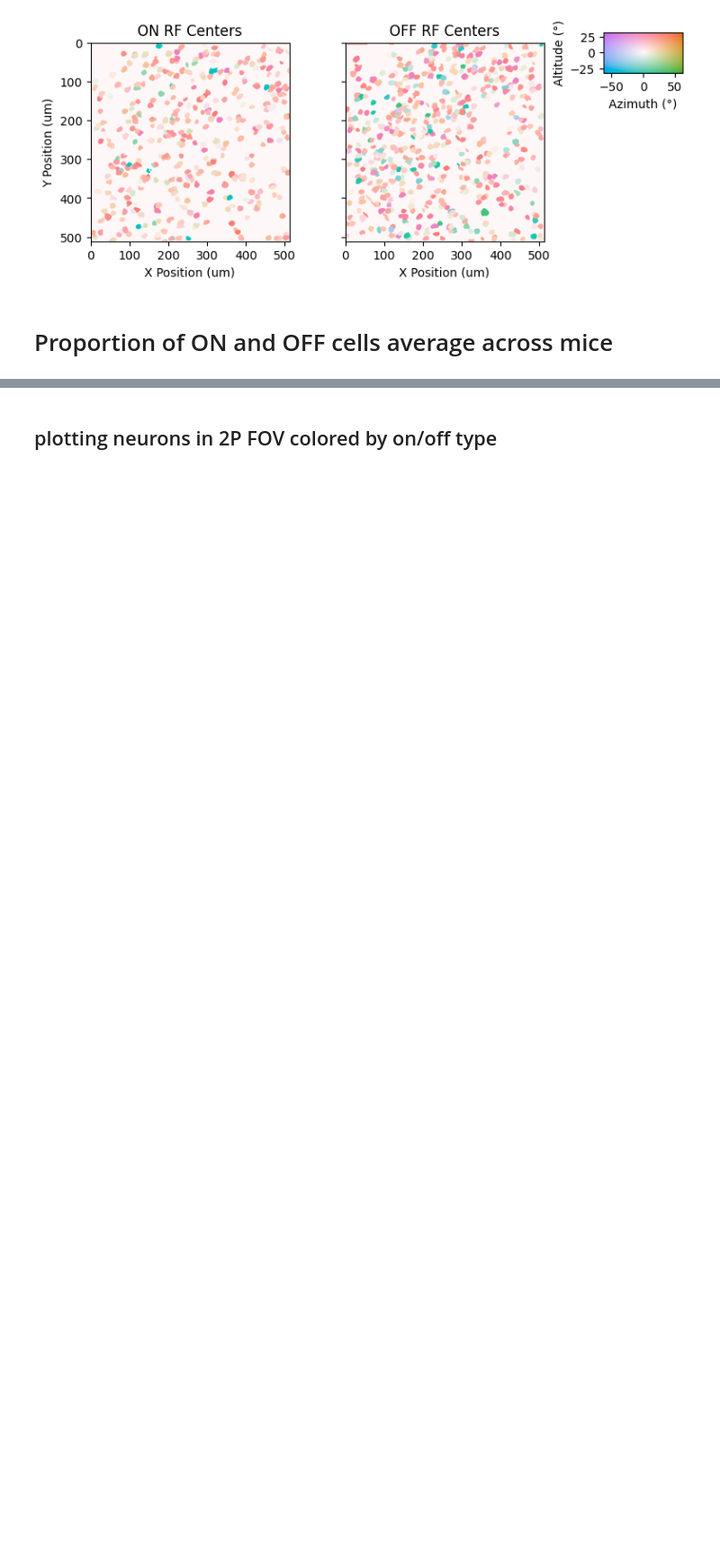
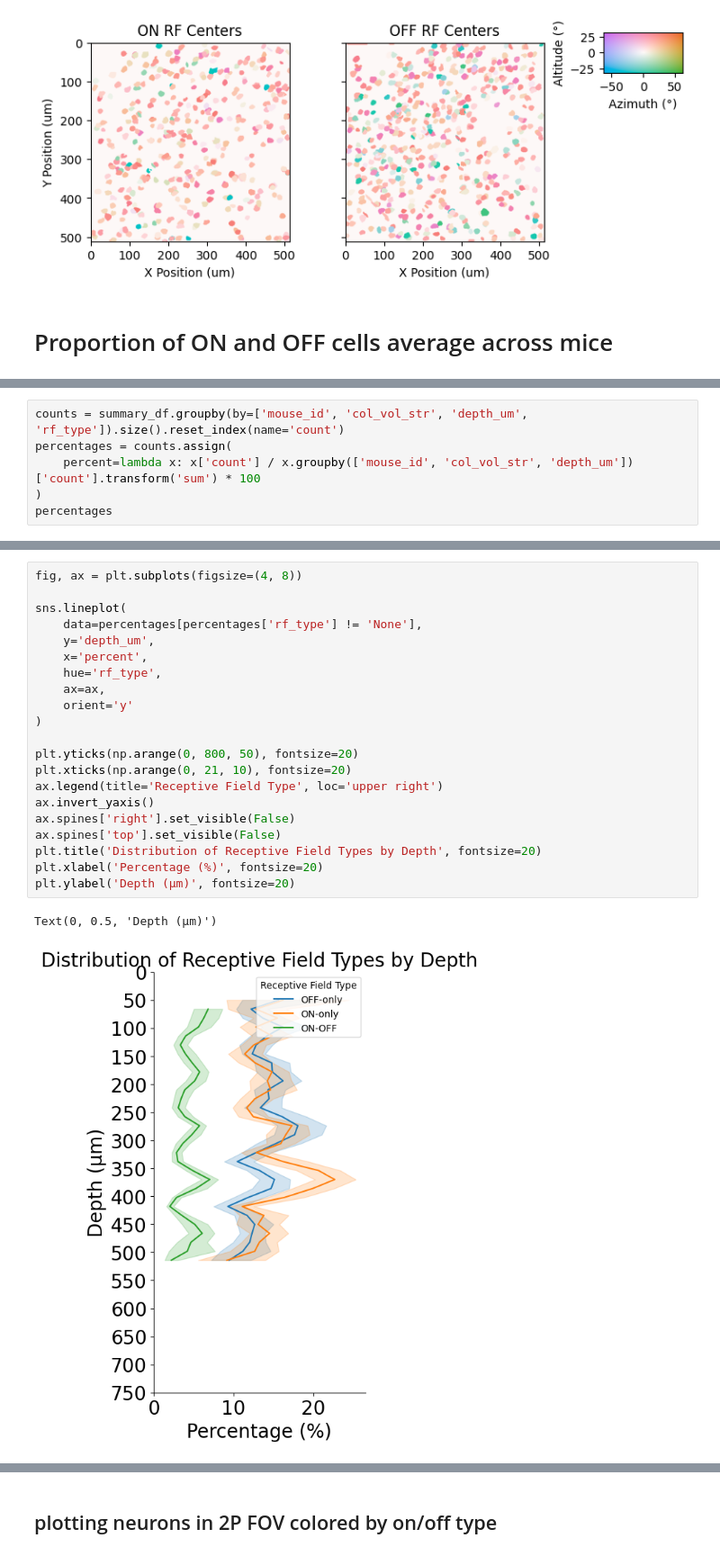
Before and after one commit to naomidonovan1/allen_v1dd, a Jupyter notebook: src/allen_v1dd/demo.ipynb, the cells around one changed output, grey strips where cells are left out. Shown at 90% size. Drawn from its saved outputs; the diff is of its cells as text; blank space fills up the shorter version.

```diff
--- a/src/allen_v1dd/demo.ipynb
+++ b/src/allen_v1dd/demo.ipynb
@@ -614,3 +659,9 @@ for col_vol_str, plane in zip(summary_df.col_vol_str.values, summary_df.plane.va
     depths.append(depth)
 
 summary_df['depth_um'] = depths
+# %%
+counts = summary_df.groupby(by=['mouse_id', 'col_vol_str', 'depth_um', 'rf_type']).size().reset_index(name='count')
+percentages = counts.assign(
+    percent=lambda x: x['count'] / x.groupby(['mouse_id', 'col_vol_str', 'depth_um'])['count'].transform('sum') * 100
+)
+percentages
@@ -617,3 +682,27 @@ summary_df['depth_um'] = depths
+# %%
+fig, ax = plt.subplots(figsize=(4, 8))
+
+sns.lineplot(
+    data=percentages[percentages['rf_type'] != 'None'],
+    y='depth_um',
+    x='percent',
+    hue='rf_type',
+    ax=ax,
+    orient='y'
+)
+
+plt.yticks(np.arange(0, 800, 50), fontsize=20)
+plt.xticks(np.arange(0, 21, 10), fontsize=20)
+ax.legend(title='Receptive Field Type', loc='upper right')
+ax.invert_yaxis()
+ax.spines['right'].set_visible(False)
+ax.spines['top'].set_visible(False)
+plt.title('Distribution of Receptive Field Types by Depth', fontsize=20)
+plt.xlabel('Percentage (%)', fontsize=20)
+plt.ylabel('Depth (µm)', fontsize=20)
+# %% [output]
+Text(0, 0.5, 'Depth (µm)')
+[figure, added]
 # %%
 ## plotting fraction of ROIs with ON and OFF RFs vs depth
 
```
Also changed, not shown: parts of 7 cells of this notebook.
